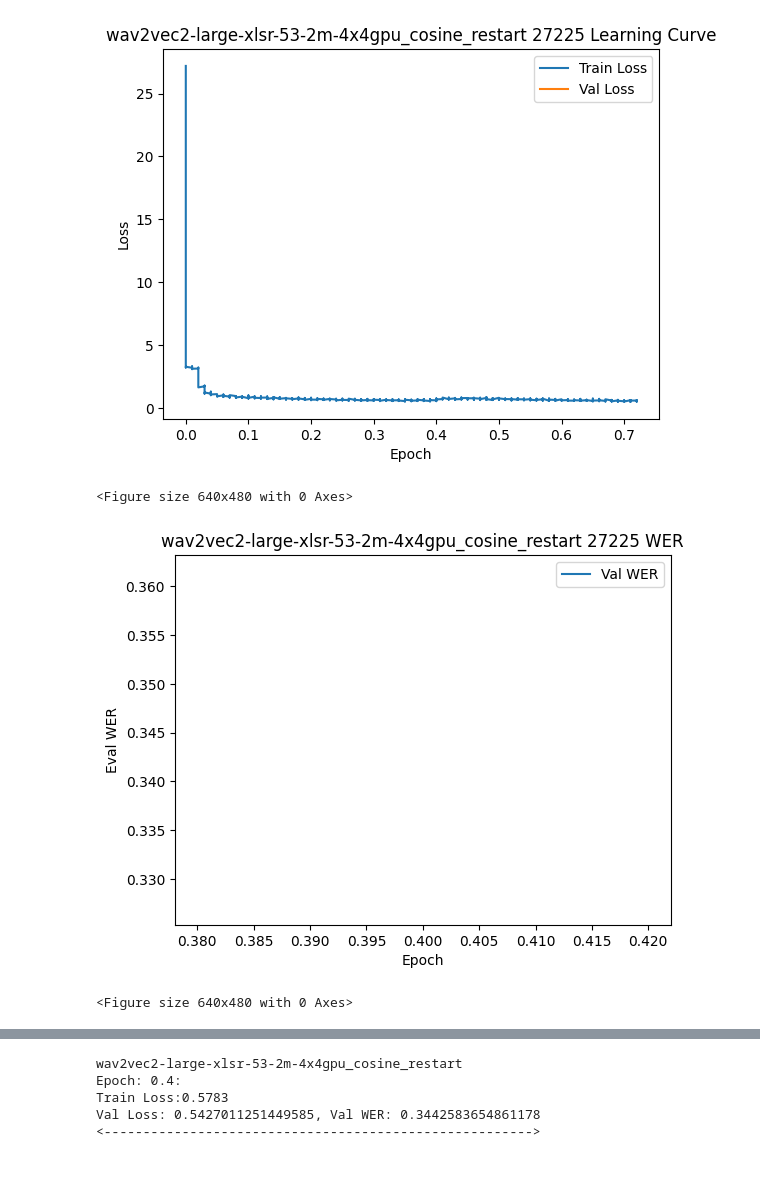
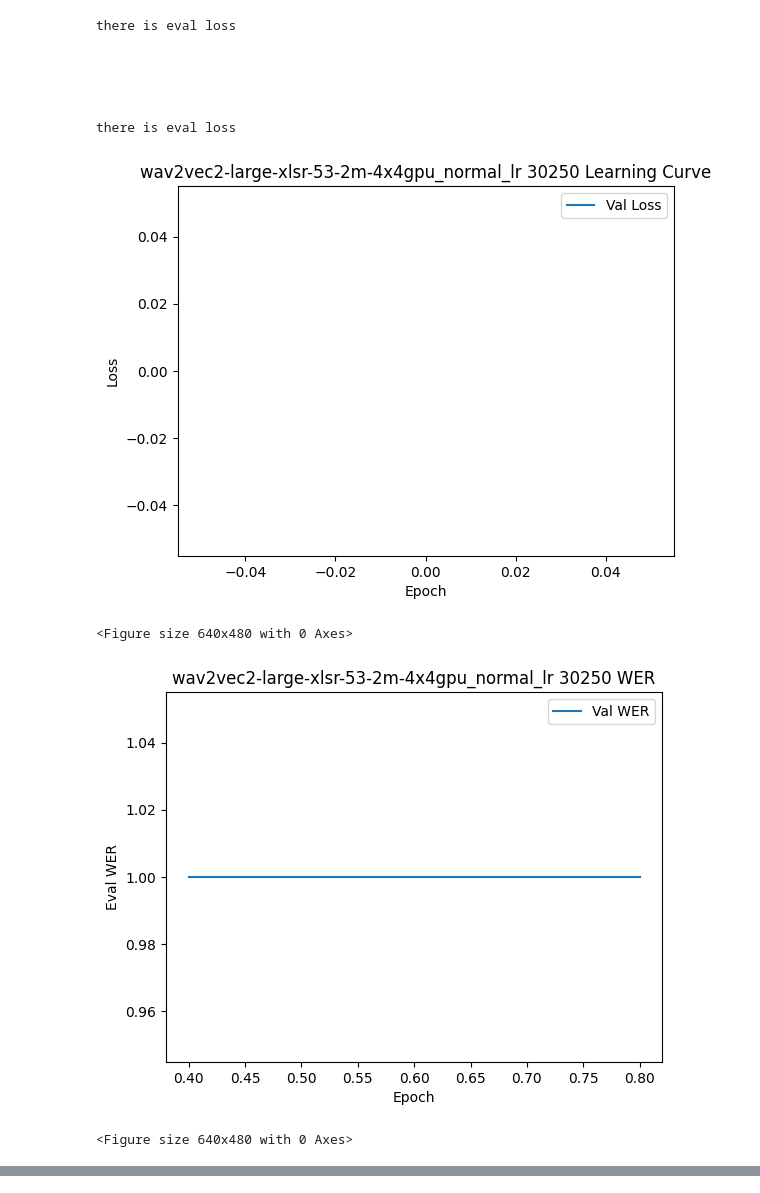
Before and after one commit to intron-innovation/AfriSpeech-200, a Jupyter notebook: lr_plotting.ipynb, the cells around one changed output, grey strips where cells are left out. Saved outputs shown, nothing was run; the diff lists cells and outputs as text; code cells hidden in the pictures.

```diff
--- a/lr_plotting.ipynb
+++ b/lr_plotting.ipynb
@@ -23,6 +23,7 @@ def plot_training(trainer_state_path, figure_path, last_checkpoints, exp_name):
         if 'loss' in list(log.keys()):
             train_loss.append(log['loss'])
         if "eval_loss" in list(log.keys()):
+            print(f"there is eval loss\n\n\n\n\n {log["eval_loss"]}")
             val_loss.append(log["eval_loss"])
         if "epoch" in list(log.keys()) and 'loss' in list(log.keys()):
             epoch_train.append(log['epoch'])
@@ -31,7 +32,7 @@ def plot_training(trainer_state_path, figure_path, last_checkpoints, exp_name):
 
     fig = plt.figure()
     ax = plt.axes()
-    ax.plot(epoch_train, train_loss,label='Train Loss')
+    #ax.plot(epoch_train, train_loss,label='Train Loss')
     ax.plot(epoch_val, val_loss, label='Val Loss')
     plt.title(f"{exp_name} {last_checkpoints} Learning Curve")
     plt.xlabel("Epoch")
@@ -89,11 +112,18 @@ def plot_training(trainer_state_path, figure_path, last_checkpoints, exp_name):
 # %%
-exp_name = "wav2vec2-large-xlsr-53-2m-4x4gpu_cosine_restart"
-ckpt = "27225"
+exp_name = "wav2vec2-large-xlsr-53-2m-4x4gpu_normal_lr"
+ckpt = "30250"
 figure_path = f'/data3/lr_exp/AfriSpeech-Dataset-Paper/src/experiments/{exp_name}/figures/'
 trainer_state_path = f'/data3/lr_exp/AfriSpeech-Dataset-Paper/src/experiments/{exp_name}/checkpoints/checkpoint-{ckpt}/trainer_state.json'
 plot_training(trainer_state_path, figure_path, ckpt, exp_name)
 # %% [output]
+there is eval loss
+
+
+
+
+
+there is eval loss
-[figure, old version]
+[figure, new version]
-<Figure size 640x480 with 0 Axes>
+<Figure size 640x480 with 0 Axes>
-[figure, old version]
+[figure, new version]
-<Figure size 640x480 with 0 Axes>
+<Figure size 640x480 with 0 Axes>
@@ -101,5 +130,0 @@ plot_training(trainer_state_path, figure_path, ckpt, exp_name)
-wav2vec2-large-xlsr-53-2m-4x4gpu_cosine_restart
-Epoch: 0.4:
-Train Loss:0.5783
-Val Loss: 0.5427011251449585, Val WER: 0.3442583654861178
-<------------------------------------------------------->
```
Also changed, not shown: parts of 3 cells of this notebook, 5 other files.
